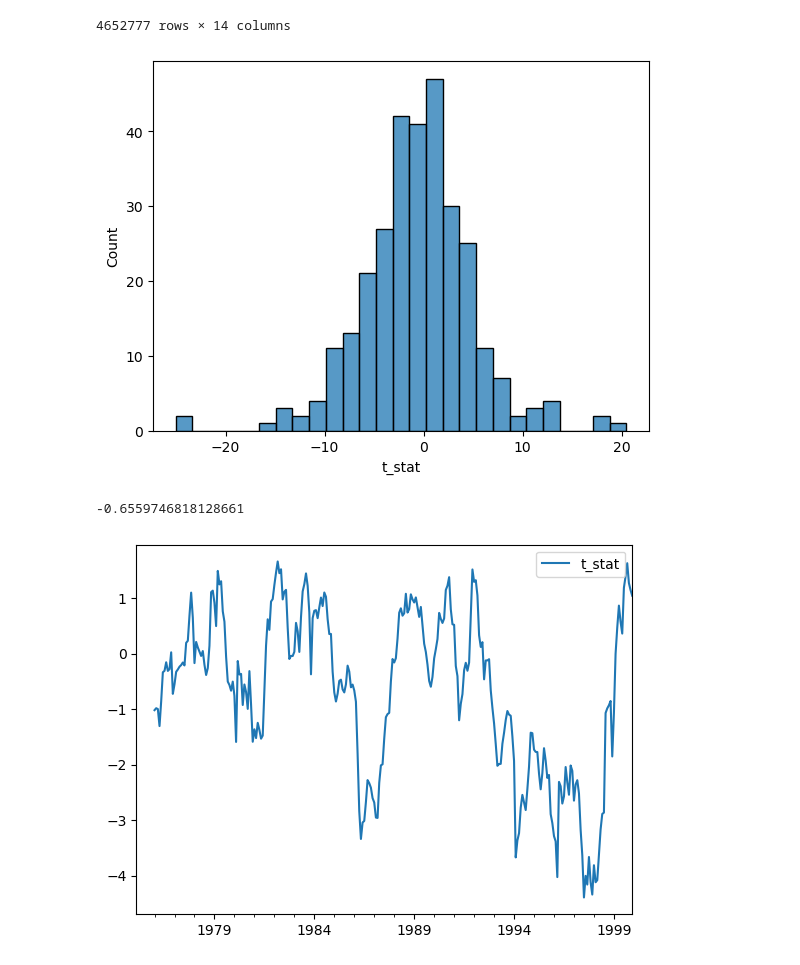
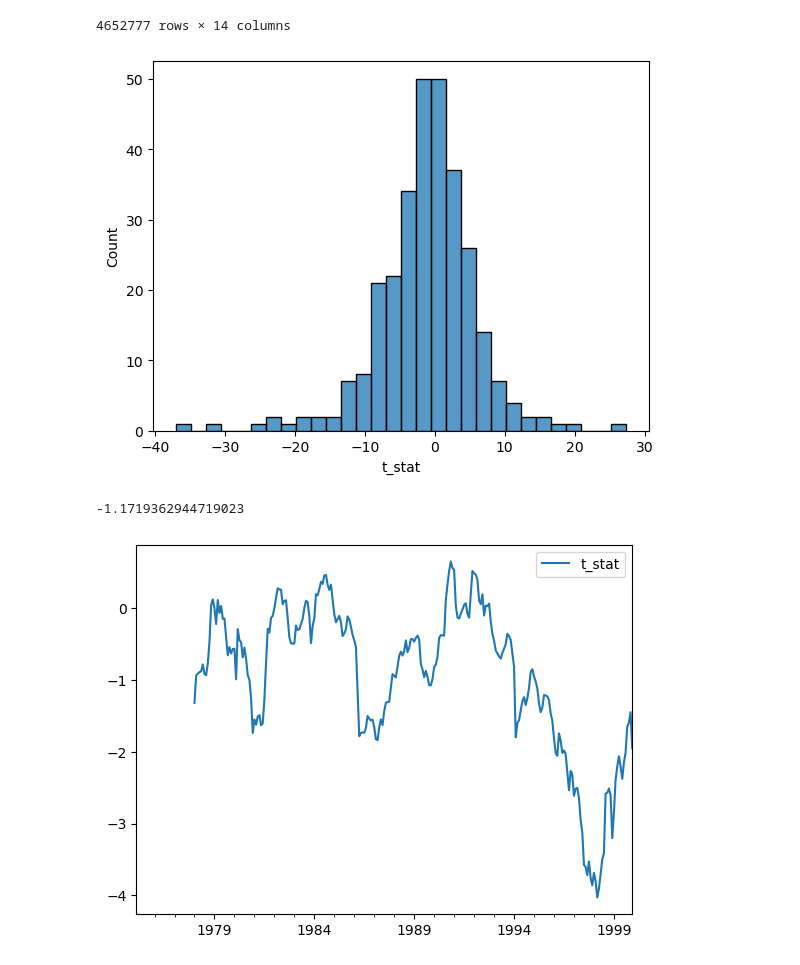
Before and after one commit to LakshaySapra/BettingAgainstBeta, a Jupyter notebook: BAB_ExpectedReturns.ipynb, the cells around one changed output. Cells and saved outputs as stored; diff of their text form; code cells hidden in the pictures.

Commit message:
Added Robust Linear Regression using Huber Loss. This gives a more consistent negative coefficient which bets against beta.

```diff
--- a/BAB_ExpectedReturns.ipynb
+++ b/BAB_ExpectedReturns.ipynb
@@ -31,7 +31,7 @@ df
 |  | 93436 | 0.238009 | 1.113736e+09 | 0.01 | 0.228009 | 0.031048 | 3.728205 | 2.899511 | 1.887399 | ... |
 4652777 rows × 9 columns
 # %%
-spec_df = pd.read_pickle('data/specific_returns_halflifeNone_TOP2000.pkl')
+spec_df = pd.read_pickle('data/specific_returns_halflife36_TOP2000.pkl')
 spec_df = spec_df.stack()
 spec_df.loc['1980-01-01':]
 # %% [output]
@@ -111,26 +118,28 @@ for i,date in tqdm(enumerate(df_train.index.get_level_values('date').unique())):
         # cur_y=y
 
 
-        res = sm.OLS(cur_y,sm.add_constant(cur_X)).fit()
-        # res = sm.RLM(y,sm.add_constant(cur_X), M=sm.robust.norms.HuberT()).fit(scale_est=sm.robust.scale.HuberScale())
+        # res = sm.OLS(cur_y,sm.add_constant(cur_X)).fit()
+        res = sm.RLM(cur_y,sm.add_constant(cur_X), M=sm.robust.norms.HuberT()).fit(scale_est=sm.robust.scale.HuberScale())
+        y_pred = res.predict(sm.add_constant(cur_X))
         # display(res.summary())
         res_ser = pd.Series({
             "const": res.params.const,
             "coef": res.params[col],
             "t_stat": res.tvalues[col],
-            "r2": res.rsquared
+            # "r2": res.rsquared
+            "r2": 1 - np.var(cur_y-y_pred)/np.var(cur_y)
         },name=date)
         reg_results[col].append(res_ser)
 # %%
 tmp = pd.DataFrame(reg_results['beta_30_lag'])['t_stat'].loc['1975-01-01':]
 sns.histplot(tmp)
 plt.show()
-tmp.ewm(12,min_periods=12).mean().plot(legend=True)
+tmp.ewm(36,min_periods=36).mean().plot(legend=True)
 print(tmp.mean())
 # %% [output]
-[figure, old version]
+[figure, new version]
--0.6559746818128661
+-1.1719362944719023
-[figure, old version]
+[figure, new version]
 # %%
 tmp = pd.DataFrame(reg_results['beta_30_lag'])['r2'].loc['1975-01-01':]
 sns.histplot(tmp)
```
Also changed, not shown: parts of 3 cells of this notebook.
